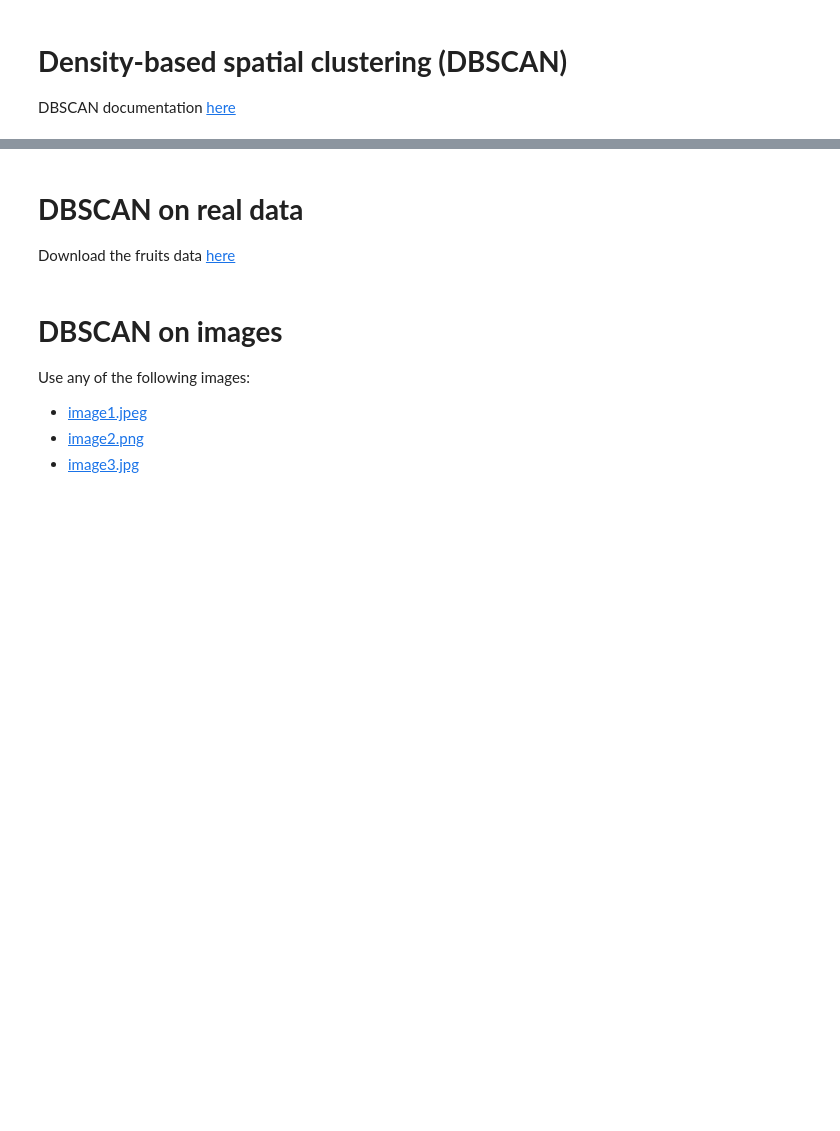
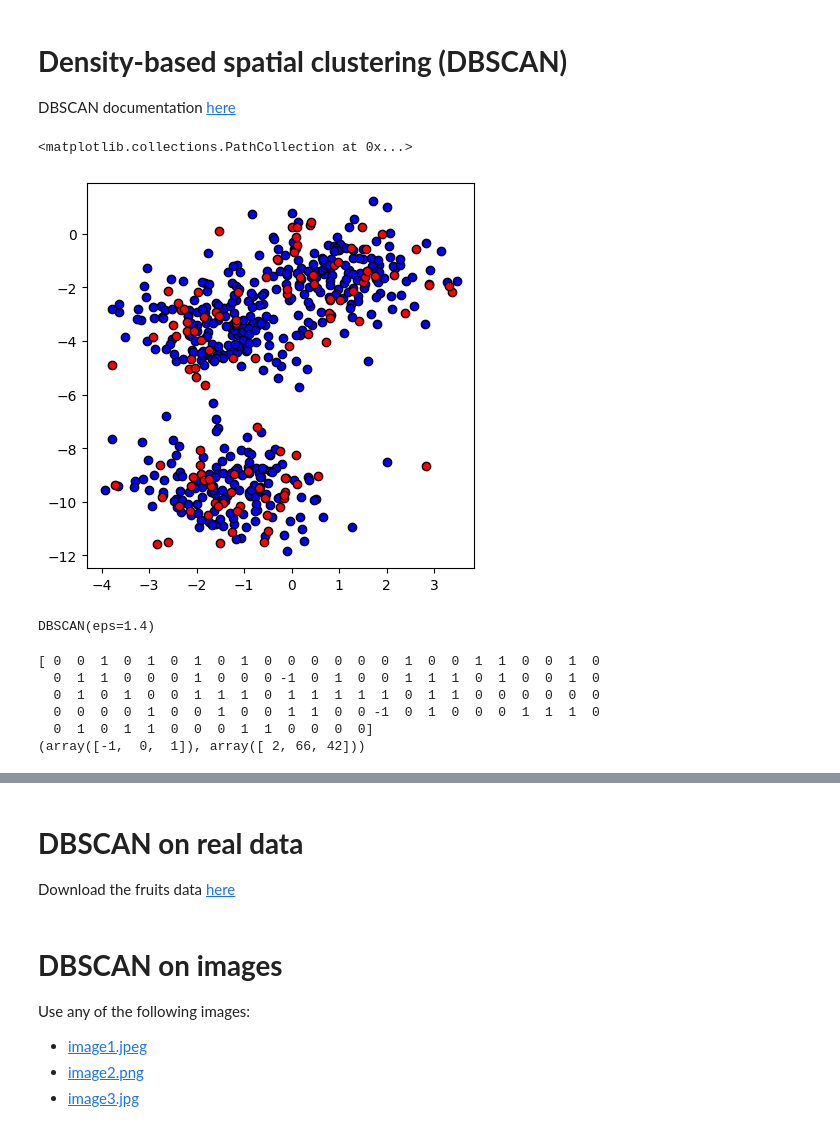
Before and after one commit to mafe97/machine_learning, a Jupyter notebook: Sem_07/DBSCAN.ipynb, the cells around one changed output, grey strips where cells are left out. Cells and saved outputs as stored; diff of their text form; code cells hidden in the pictures; blank space fills up the shorter version.

```diff
--- a/Sem_07/DBSCAN.ipynb
+++ b/Sem_07/DBSCAN.ipynb
@@ -10,10 +10,14 @@ from sklearn.datasets import make_blobs
 from sklearn.model_selection import train_test_split
 from matplotlib import pyplot as plt
 # %%
-X, _ = make_blobs(n_samples = 150, n_features = 2, random_state=2)
+X, _ = make_blobs(n_samples = 550, n_features = 2, random_state = 2)
 
 # Train test splits
+X_train, X_test = train_test_split(X, test_size = 0.2, random_state = 2)
 
 _, ax = plt.subplots(figsize = (5,5))
-_
-plt.show()
+ax.scatter(X_train[:,0], X_train[:,1], c ='b', edgecolors='k')
+ax.scatter(X_test[:,0], X_test[:,1], c ='r', edgecolors='k')
+# %% [output]
+<matplotlib.collections.PathCollection at 0x...>
+[figure, added]
@@ -27,3 +24,23 @@ predictions = _
+# %%
+dbscan = DBSCAN(eps = 1.4 , min_samples = 5 )# el 1% generalmente se pone en min samples con pocos datos, a veces para 1millon se elijen 1000 muestras todo depende del tamano de datos
+
+# Train DBSCAN
+
+dbscan.fit(X_train)
+# %% [output]
+DBSCAN(eps=1.4)
+# %%
+# Predictions (hay que calcular las categorias de cd muestra) para calcular todaas las muestras se hace con fit_predict
+predictions = dbscan.fit_predict(X_test)
+print(predictions)
+print(np.unique(predictions, return_counts= True)) #lo que dbscan arroje con -1 es un atipico
+# %% [output]
+[ 0  0  1  0  1  0  1  0  1  0  0  0  0  0  0  1  0  0  1  1  0  0  1  0
+  0  1  1  0  0  0  1  0  0  0 -1  0  1  0  0  1  1  1  0  1  0  0  1  0
+  0  1  0  1  0  0  1  1  1  0  1  1  1  1  1  0  1  1  0  0  0  0  0  0
+  0  0  0  0  1  0  0  1  0  0  1  1  0  0 -1  0  1  0  0  0  1  1  1  0
+  0  1  0  1  1  0  0  0  1  1  0  0  0  0]
+(array([-1,  0,  1]), array([ 2, 66, 42]))
 # %%
 _, ax = plt.subplots(figsize = (5,5))
 _
```
Also changed, not shown: parts of 4 cells of this notebook.
